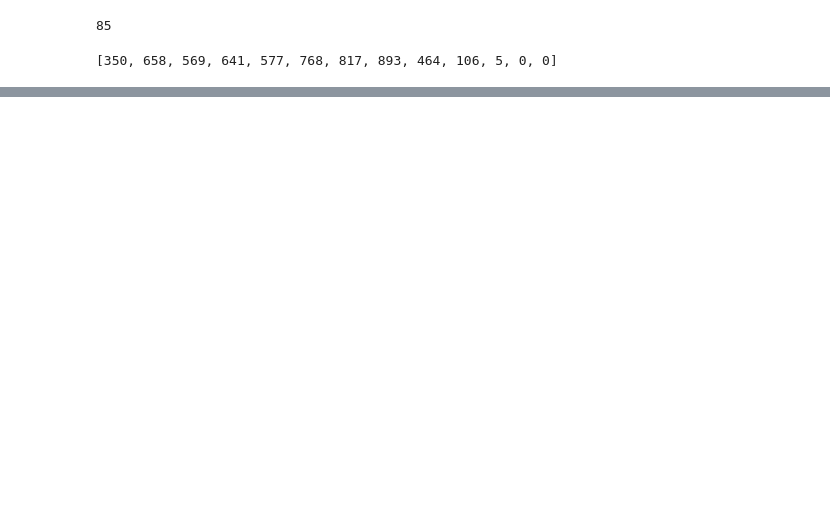
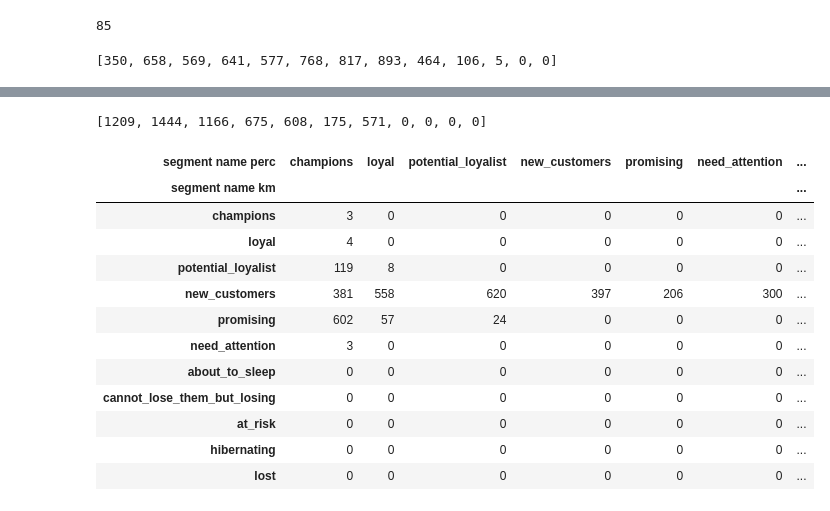
Before and after one commit to ArgyroMp/msc-thesis, a Jupyter notebook: Notebooks/04. comparison_03a_vs_03b.ipynb, the cells around one changed output, grey strips where cells are left out. Drawn from its saved outputs; the diff is of its cells as text; code cells hidden in the pictures; blank space fills up the shorter version.

```diff
--- a/Notebooks/04. comparison_03a_vs_03b.ipynb
+++ b/Notebooks/04. comparison_03a_vs_03b.ipynb
@@ -690,0 +751,37 @@ score_diffs
+# %%
+# For how many diff = 0? how many 1? how many ... 10? (no more than 10; theoretically 12)
+score_diffs = []
+for i in range(0,11):
+    score_diffs.append((sorted_customers["score_digit_diff"] == i).sum())
+score_diffs
+# %% [output]
+[1209, 1444, 1166, 675, 608, 175, 571, 0, 0, 0, 0]
+# %%
+# Group by the unique combination of 'segment name km' and 'segment name perc'
+grouped_df = sorted_customers.groupby(['segment name km', 'segment name perc']).agg(
+    customer_count=('Customer ID', 'size'),                # Count of customers in each group
+).reset_index()
+
+#print(grouped_df)
+
+# Pivot to create the table with customer counts
+pivot_table = grouped_df.pivot(index='segment name km', columns='segment name perc', values='customer_count')
+
+# Reindex rows and columns to enforce the desired order
+pivot_table = pivot_table.reindex(index=segments_names, columns=segments_names).fillna(0).astype(int)
+
+pivot_table
+# %% [output]
+| segment name perc | champions | loyal | potential_loyalist | new_customers | promising | need_attention | ... |
+| segment name km |  |  |  |  |  |  | ... |
+| champions | 3 | 0 | 0 | 0 | 0 | 0 | ... |
+| loyal | 4 | 0 | 0 | 0 | 0 | 0 | ... |
+| potential_loyalist | 119 | 8 | 0 | 0 | 0 | 0 | ... |
+| new_customers | 381 | 558 | 620 | 397 | 206 | 300 | ... |
+| promising | 602 | 57 | 24 | 0 | 0 | 0 | ... |
+| need_attention | 3 | 0 | 0 | 0 | 0 | 0 | ... |
+| about_to_sleep | 0 | 0 | 0 | 0 | 0 | 0 | ... |
+| cannot_lose_them_but_losing | 0 | 0 | 0 | 0 | 0 | 0 | ... |
+| at_risk | 0 | 0 | 0 | 0 | 0 | 0 | ... |
+| hibernating | 0 | 0 | 0 | 0 | 0 | 0 | ... |
+| lost | 0 | 0 | 0 | 0 | 0 | 0 | ... |
```
Also changed, not shown: parts of 6 cells of this notebook, 2 other files.
